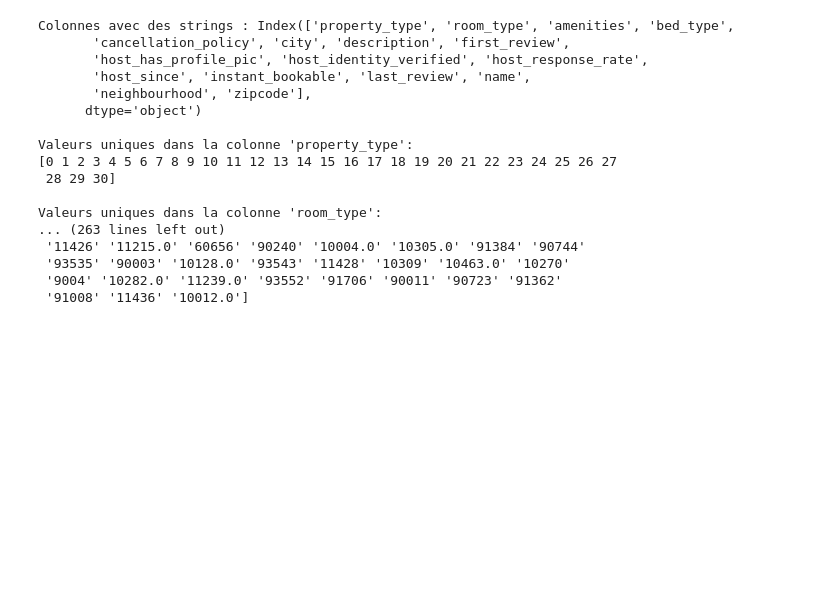
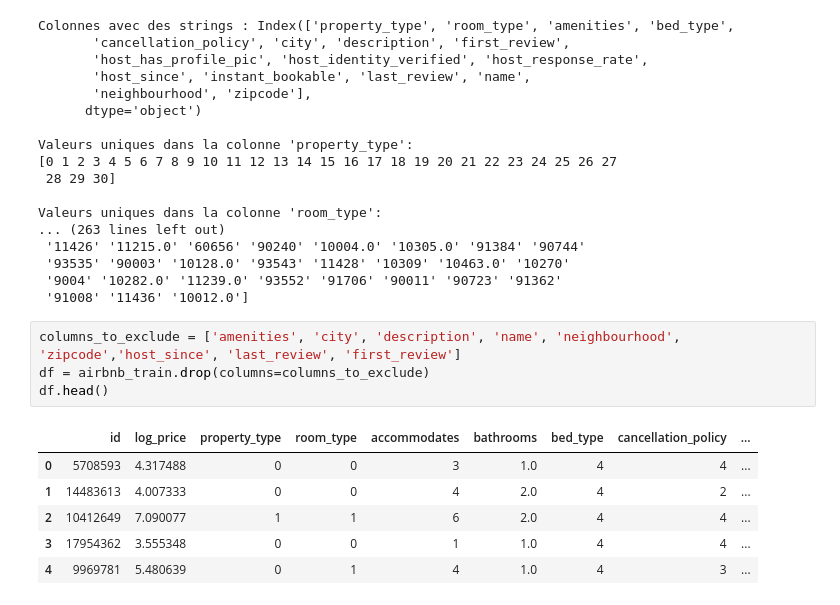
Before and after one commit to aure2004/Projet-Analyse-de-Donee, a Jupyter notebook: PROJET.ipynb, the cells around one changed output. Drawn from its saved outputs; the diff is of its cells as text; blank space fills up the shorter version.

```diff
--- a/PROJET.ipynb
+++ b/PROJET.ipynb
@@ -227,3 +220,14 @@ Valeurs uniques dans la colonne 'room_type':
  '93535' '90003' '10128.0' '93543' '11428' '10309' '10463.0' '10270'
  '9004' '10282.0' '11239.0' '93552' '91706' '90011' '90723' '91362'
  '91008' '11436' '10012.0']
+# %%
+columns_to_exclude = ['amenities', 'city', 'description', 'name', 'neighbourhood', 'zipcode','host_since', 'last_review', 'first_review']
+df = airbnb_train.drop(columns=columns_to_exclude)
+df.head()
+# %% [output]
+|  | id | log_price | property_type | room_type | accommodates | bathrooms | bed_type | cancellation_policy | ... |
+| 0 | 5708593 | 4.317488 | 0 | 0 | 3 | 1.0 | 4 | 4 | ... |
+| 1 | 14483613 | 4.007333 | 0 | 0 | 4 | 2.0 | 4 | 2 | ... |
+| 2 | 10412649 | 7.090077 | 1 | 1 | 6 | 2.0 | 4 | 4 | ... |
+| 3 | 17954362 | 3.555348 | 0 | 0 | 1 | 1.0 | 4 | 4 | ... |
+| 4 | 9969781 | 5.480639 | 0 | 1 | 4 | 1.0 | 4 | 3 | ... |
```
Also changed, not shown: parts of 16 cells of this notebook, 3 other files.
